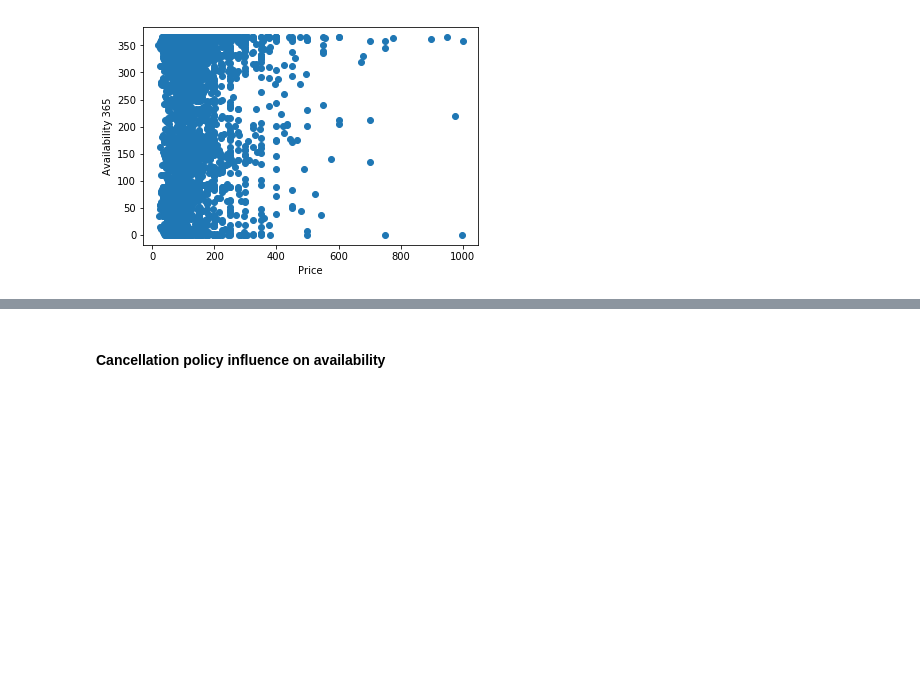
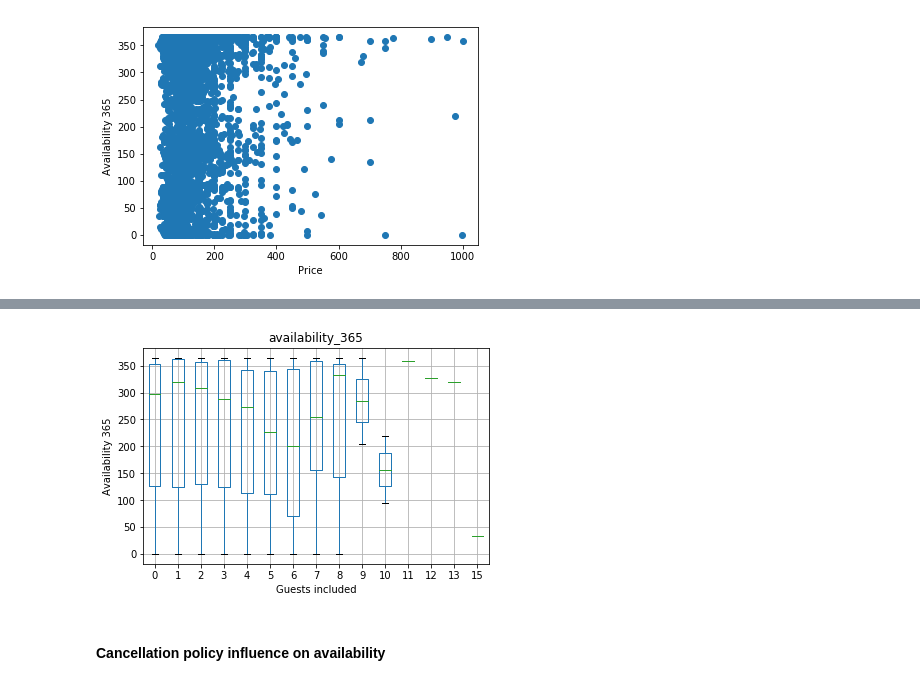
Before and after one commit to FrankTub/Airbnb-bookings, a Jupyter notebook: seattle_airbnb.ipynb, the cells around one changed output, grey strips where cells are left out. Drawn from its saved outputs; the diff is of its cells as text; code cells hidden in the pictures; blank space fills up the shorter version.

Commit message:
Created boxplots for some variables

```diff
--- a/seattle_airbnb.ipynb
+++ b/seattle_airbnb.ipynb
@@ -194,3 +218,10 @@ ut.scatter_plot(data, kpi, 'price', plt);
+# %%
+#ut.scatter_plot(data, kpi, 'guests_included', plt);
+# plt.boxplot(data[[kpi, 'guests_included']]);
+# data.boxplot(column=kpi, by='guests_included')
+ut.box_plot(data, kpi, 'guests_included', plt);
+# %% [output]
+[figure, added]
 # %% [markdown]
 #### Cancellation policy influence on availability
 # %%
```
Also changed, not shown: parts of 16 cells of this notebook, 1 other file.
